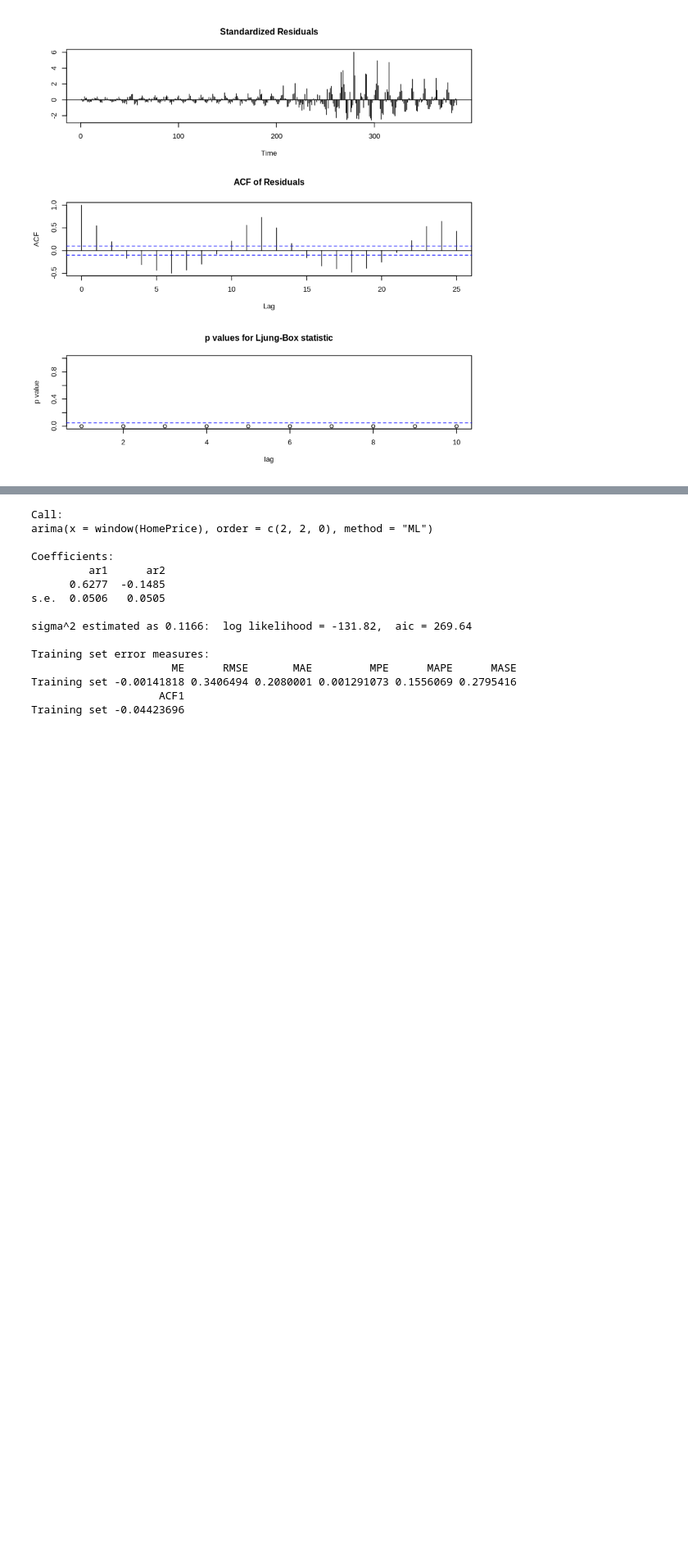
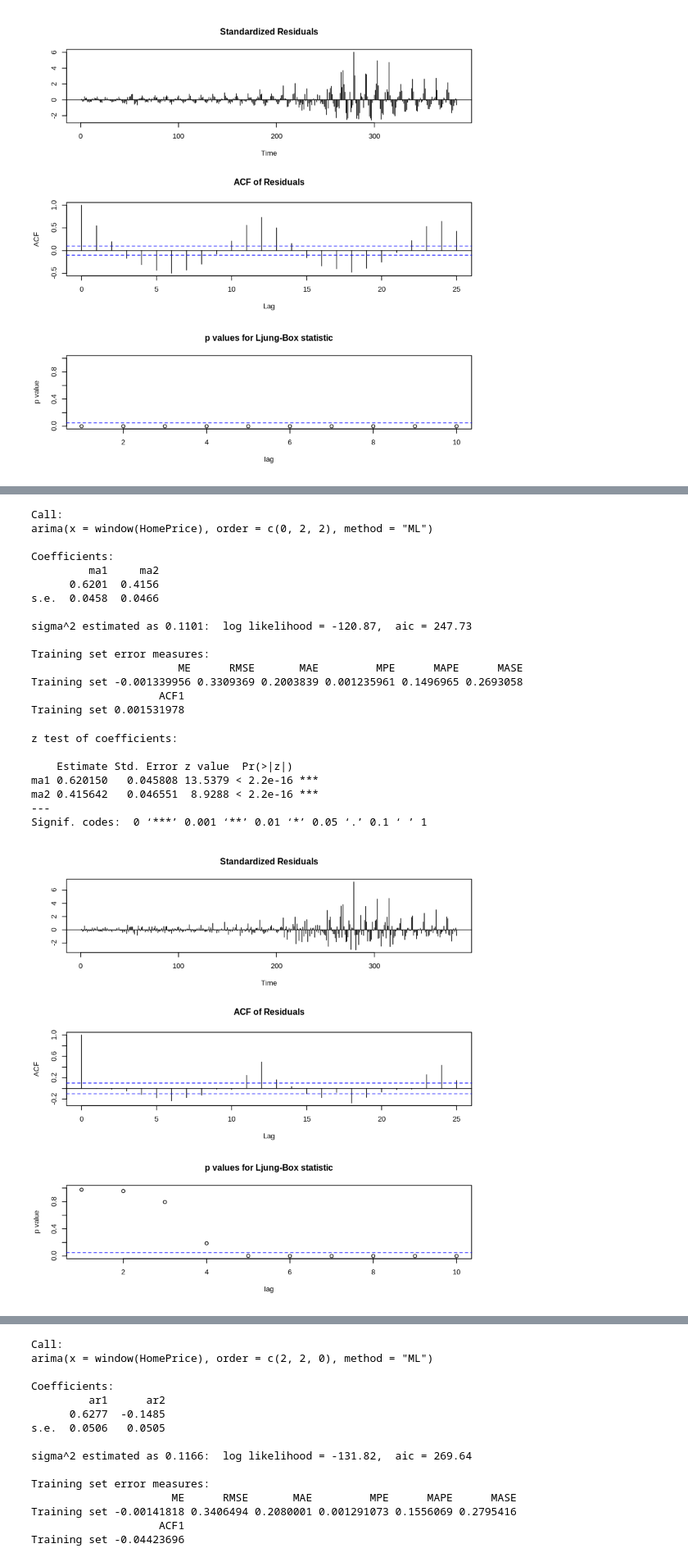
Before and after one commit to yehjxraymond/wqu_econometrics_group_proj, a Jupyter notebook: Univariate Time Series.ipynb, the cells around one changed output, grey strips where cells are left out. Shown: that part at 82% size. Drawn from its saved outputs; the diff is of its cells as text; code cells hidden in the pictures; blank space fills up the shorter version.

```diff
--- a/Univariate Time Series.ipynb
+++ b/Univariate Time Series.ipynb
@@ -163,3 +178,38 @@ Training set 0.5469119
+# %%
+model2 <- arima(window(HomePrice), order=c(0,2,2), method = "ML")
+
+# Print summary of model2
+summary(model2)
+
+# Coefficient test of ar1 and ar2
+coeftest(model2)
+
+# Print diagnostics of model2
+tsdiag(model2)
+# %% [output]
+Call:
+arima(x = window(HomePrice), order = c(0, 2, 2), method = "ML")
+
+Coefficients:
+         ma1     ma2
+      0.6201  0.4156
+s.e.  0.0458  0.0466
+
+sigma^2 estimated as 0.1101:  log likelihood = -120.87,  aic = 247.73
+
+Training set error measures:
+                       ME      RMSE       MAE         MPE      MAPE      MASE
+Training set -0.001339956 0.3309369 0.2003839 0.001235961 0.1496965 0.2693058
+                    ACF1
+Training set 0.001531978
+z test of coefficients:
+
+    Estimate Std. Error z value  Pr(>|z|)
+ma1 0.620150   0.045808 13.5379 < 2.2e-16 ***
+ma2 0.415642   0.046551  8.9288 < 2.2e-16 ***
+---
+Signif. codes:  0 ‘***’ 0.001 ‘**’ 0.01 ‘*’ 0.05 ‘.’ 0.1 ‘ ’ 1
+[figure, added]
 # %% [markdown]
 ## Model 3 - ARIMA(2, 2, 0)
 
```
Also changed, not shown: parts of 15 cells of this notebook.
